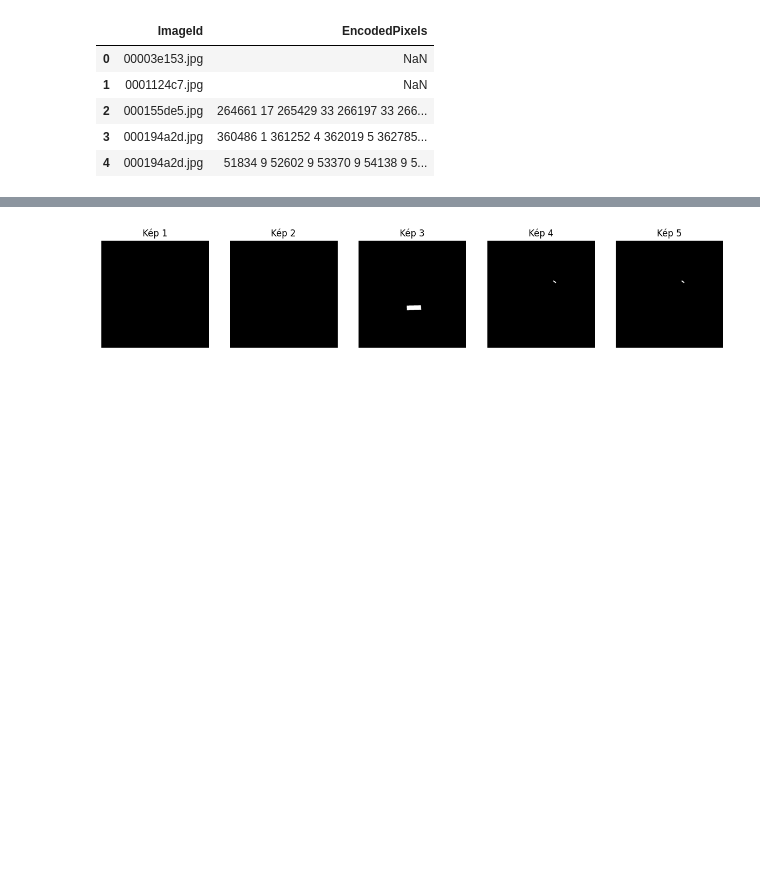
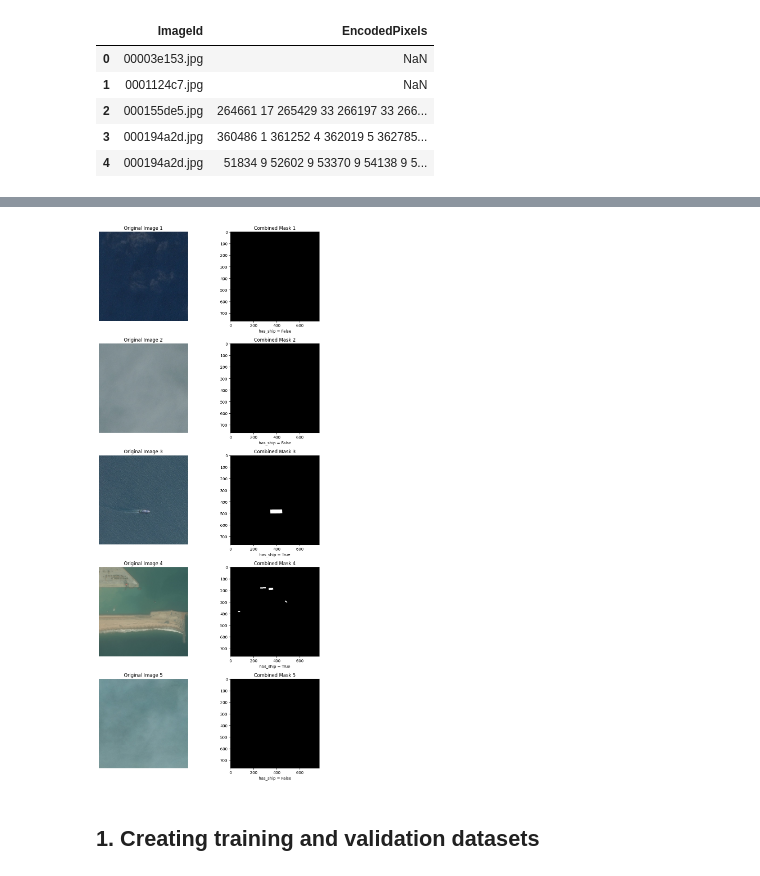
Before and after one commit to istex9/ctr-alt-segmentAnything, a Jupyter notebook: airbus-ship-detection.ipynb, the cells around one changed output, grey strips where cells are left out. Cells and saved outputs as stored; diff of their text form; code cells hidden in the pictures; blank space fills up the shorter version.

Commit message:
Implement data exploration and validation dataset creation

```diff
--- a/airbus-ship-detection.ipynb
+++ b/airbus-ship-detection.ipynb
@@ -17,3 +17,12 @@ df_masks.head()
 | 2 | 000155de5.jpg | 264661 17 265429 33 266197 33 266... |
 | 3 | 000194a2d.jpg | 360486 1 361252 4 362019 5 362785... |
 | 4 | 000194a2d.jpg | 51834 9 52602 9 53370 9 54138 9 5... |
+# %%
+# Add a column to indicate if an image has ships
+df_masks['has_ship'] = df_masks['EncodedPixels'].notnull()
+# %%
+# Dimension of images
+image = plt.imread(f"train_v2/{df_masks['ImageId'].iloc[0]}")
+width = image.shape[0]
+height = image.shape[1]
+print(f"Width: {width}, Height: {height}")
@@ -20,5 +49,13 @@ df_masks.head()
 # %%
-def rle_decode(mask_rle, shape=(768, 768)):
+def rle_decode(mask_rle, shape=(width, height)):
+    """
+    Decodes a run-length encoded (RLE) mask string into a 2D binary mask array.
+
+    Run-Length Encoding (RLE) is a compact representation of binary masks.
+    The mask is represented as pairs of start and length values, indicating the
+    consecutive pixels that should be set to 1 (foreground) in an otherwise zero
+    (background) mask.
+    """
     s = mask_rle.split()
     starts, lengths = [np.asarray(x, dtype=int) for x in (s[0::2], s[1::2])]
     starts -= 1
@@ -29,25 +66,43 @@ def rle_decode(mask_rle, shape=(768, 768)):
     return img.reshape(shape).T
 # %%
 num_images = 5
-plt.figure(figsize=(15, 15))
+plt.figure(figsize=(10, 20))
 
-for i in range(num_images):
-    # Az i-edik képhez tartozó Run-Length Encoding (RLE) maszk kiválasztása
-    image_id = df_masks['ImageId'].iloc[i]
-    image_rle = df_masks[df_masks['ImageId'] == image_id]['EncodedPixels'].values[0]
+# Get unique image IDs to display
+unique_image_ids = df_masks['ImageId'].unique()[:num_images]
 
-    # Az RLE dekódolása, ha nem üres (NaN)
-    if pd.isna(image_rle):
-        mask = np.zeros((768, 768), dtype=np.uint8)
-    else:
-        mask = rle_decode(image_rle, shape=(768, 768))
+for i, image_id in enumerate(unique_image_ids):
+    # Select all Run-Length Encoding (RLE) masks for the current image
+    image_rles = df_masks[df_masks['ImageId'] == image_id]['EncodedPixels'].values
+    has_ship = df_masks[df_masks['ImageId'] == image_id]['has_ship'].values[0]  # Check if it has a ship
 
-    # Maszk megjelenítése: hajók fehérek, háttér fekete
-    plt.subplot(1, num_images, i + 1)
-    plt.imshow(mask, cmap='gray')
-    plt.title(f"Kép {i + 1}")
-    plt.axis('off')
+    # Load the original image from the training dataset (train_v2 folder)
+    image_path = f"train_v2/{image_id}"
+    image = plt.imread(image_path)  # Load the original image
 
+    # Initialize an empty mask
+    combined_mask = np.zeros((width, height), dtype=np.uint8)
+
+    # Decode each RLE and combine the masks
+    for rle in image_rles:
+        if pd.notna(rle):  # If RLE is not NaN, decode it
+            combined_mask |= rle_decode(rle, shape=(width, height))  # Combine masks using logical OR
+
+    # Display the original image
+    plt.subplot(num_images, 2, 2 * i + 1)  # Two columns: original image on the left
+    plt.imshow(image)  # Display the original image
+    plt.title(f"Original Image {i + 1}")  # Title for the original image
+    plt.axis('off')  # Remove axis for a cleaner display
+
+    # Display the combined mask
+    plt.subplot(num_images, 2, 2 * i + 2)  # Two columns: mask on the right
+    plt.imshow(combined_mask, cmap='gray')  # Show the mask in grayscale
+    plt.title(f"Combined Mask {i + 1}")  # Title for each mask
+    plt.xlabel(f"has_ship = {has_ship}")  # Add text below indicating if the image has a ship
+
+plt.tight_layout()
 plt.show()
 # %% [output]
-[figure, old version]
+[figure, new version]
+# %% [markdown]
+## 1. Creating training and validation datasets
```
Also changed, not shown: parts of 13 cells of this notebook.
